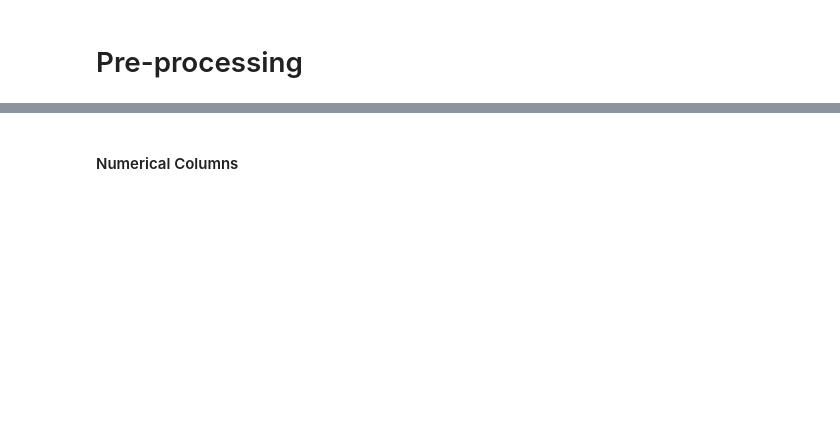
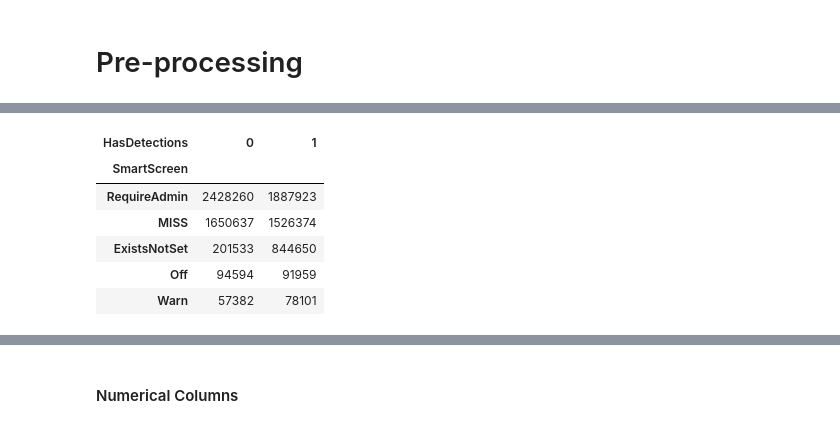
Before and after one commit to 471644/Cyber-Security, a Jupyter notebook: Optimized_Learning_Malware_Detection.ipynb, the cells around one changed output, grey strips where cells are left out. Cells and saved outputs as stored; diff of their text form; code cells hidden in the pictures; blank space fills up the shorter version.

```diff
--- a/Optimized_Learning_Malware_Detection.ipynb
+++ b/Optimized_Learning_Malware_Detection.ipynb
@@ -483,0 +537,14 @@ trainCatDF['HasDetections'] = trainDF['HasDetections'].copy()
+# %%
+pd.crosstab(
+    trainCatDF[((trainCatDF.isnull().sum() / trainCatDF.shape[0]) *
+                100).sort_values(ascending=False)
+               [:6].index[1]].cat.add_categories('MISS').fillna('MISS'),
+    trainCatDF.HasDetections).sort_values(1,ascending=False)[:5]
+# %% [output]
+| HasDetections | 0 | 1 |
+| SmartScreen |  |  |
+| RequireAdmin | 2428260 | 1887923 |
+| MISS | 1650637 | 1526374 |
+| ExistsNotSet | 201533 | 844650 |
+| Off | 94594 | 91959 |
+| Warn | 57382 | 78101 |
```
Also changed, not shown: parts of 21 cells of this notebook.
